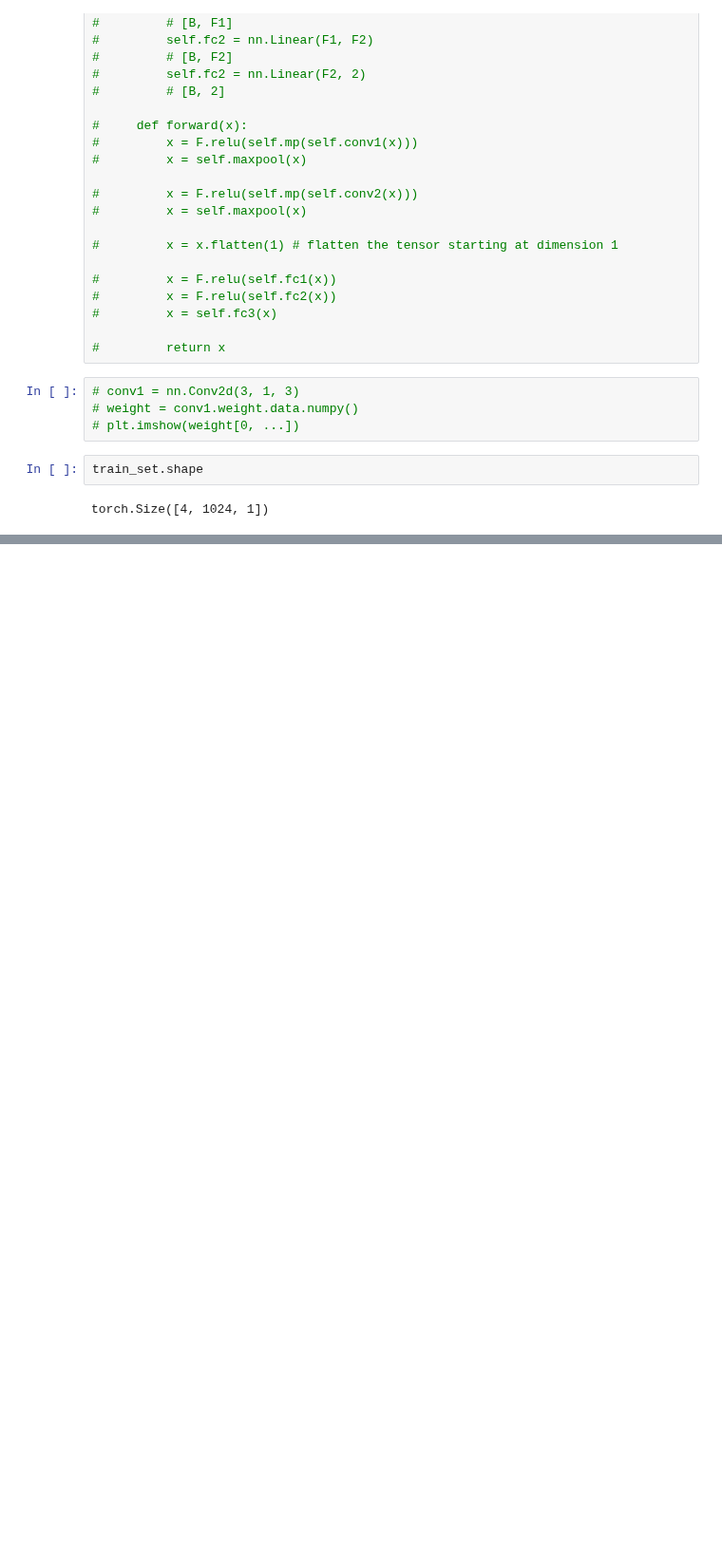
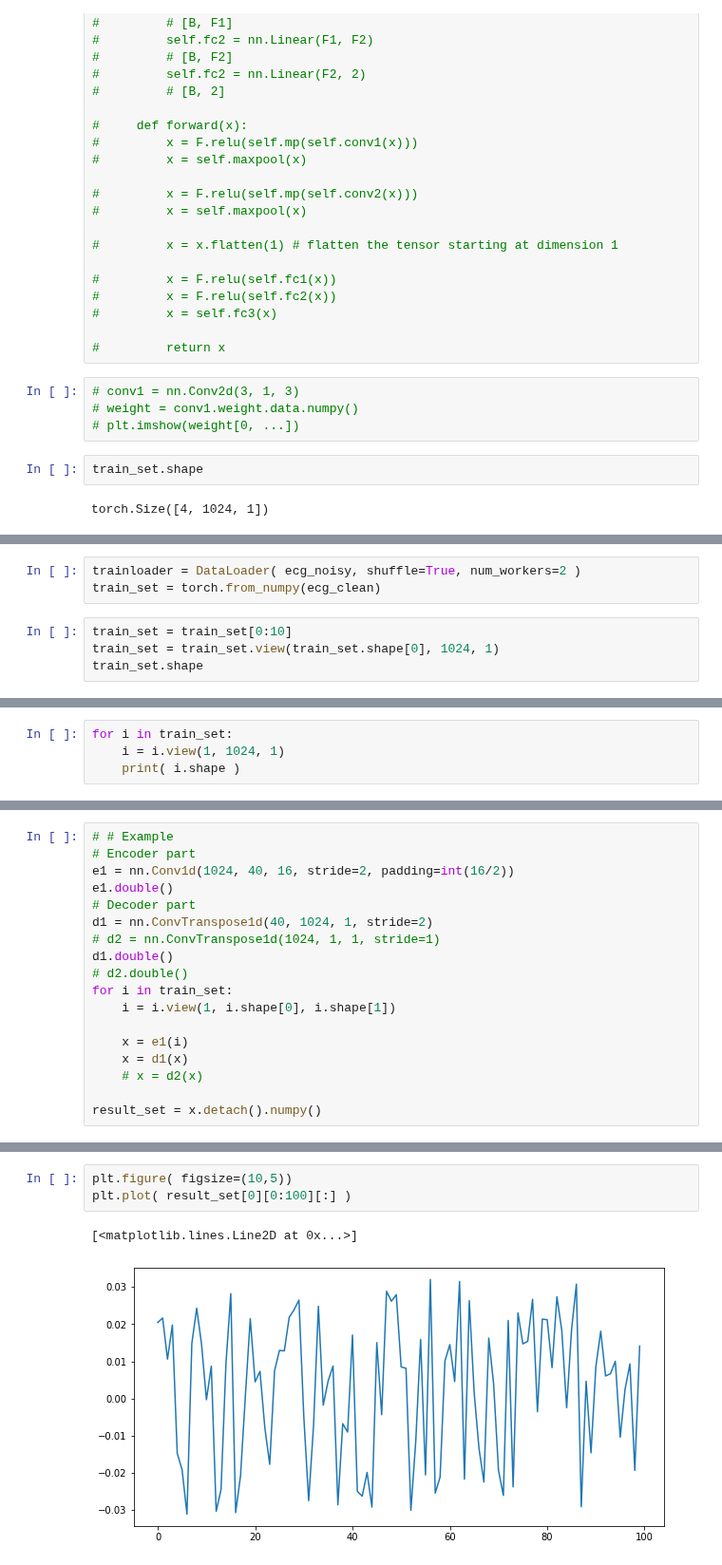
Before and after one commit to enzlaur/pytorch-ml-tuts, a Jupyter notebook: scratch03.ipynb, the cells around one changed output, grey strips where cells are left out. Shown at 95% size. Cells and saved outputs as stored; diff of their text form; blank space fills up the shorter version.

```diff
--- a/scratch03.ipynb
+++ b/scratch03.ipynb
@@ -253,0 +195,7 @@ RuntimeError: mat1 dim 1 must match mat2 dim 0
+# %%
+trainloader = DataLoader( ecg_noisy, shuffle=True, num_workers=2 )
+train_set = torch.from_numpy(ecg_clean)
+# %%
+train_set = train_set[0:10]
+train_set = train_set.view(train_set.shape[0], 1024, 1)
+train_set.shape
@@ -253,0 +204,4 @@ RuntimeError: mat1 dim 1 must match mat2 dim 0
+# %%
+for i in train_set:
+    i = i.view(1, 1024, 1)
+    print( i.shape )
@@ -253,0 +219,18 @@ RuntimeError: mat1 dim 1 must match mat2 dim 0
+# %%
+# # Example
+# Encoder part
+e1 = nn.Conv1d(1024, 40, 16, stride=2, padding=int(16/2))
+e1.double()
+# Decoder part
+d1 = nn.ConvTranspose1d(40, 1024, 1, stride=2)
+# d2 = nn.ConvTranspose1d(1024, 1, 1, stride=1)
+d1.double()
+# d2.double()
+for i in train_set:
+    i = i.view(1, i.shape[0], i.shape[1])
+
+    x = e1(i)
+    x = d1(x)
+    # x = d2(x)
+
+result_set = x.detach().numpy()
@@ -253,0 +301,6 @@ RuntimeError: mat1 dim 1 must match mat2 dim 0
+# %%
+plt.figure( figsize=(10,5))
+plt.plot( result_set[0][0:100][:] )
+# %% [output]
+[<matplotlib.lines.Line2D at 0x...>]
+[figure, added]
```
Also changed, not shown: parts of 10 cells of this notebook.
